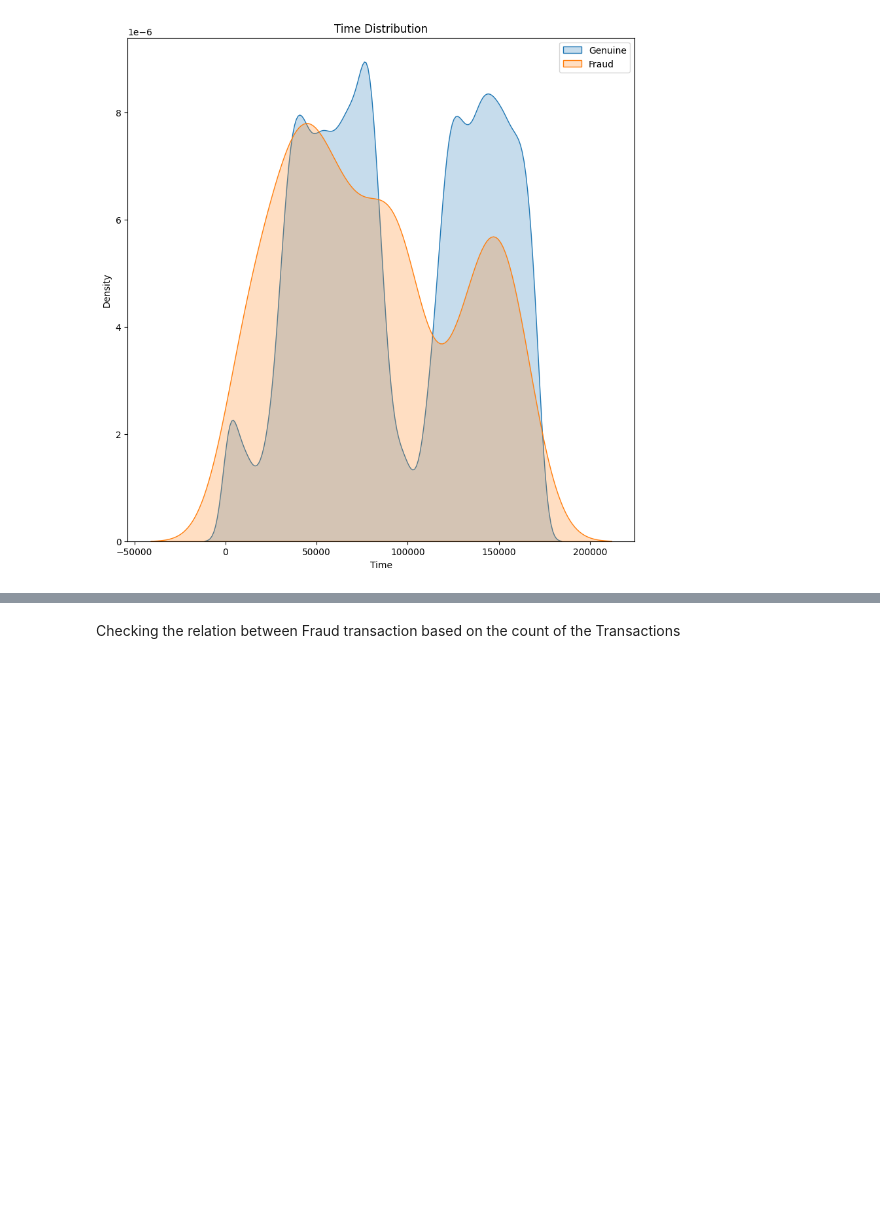
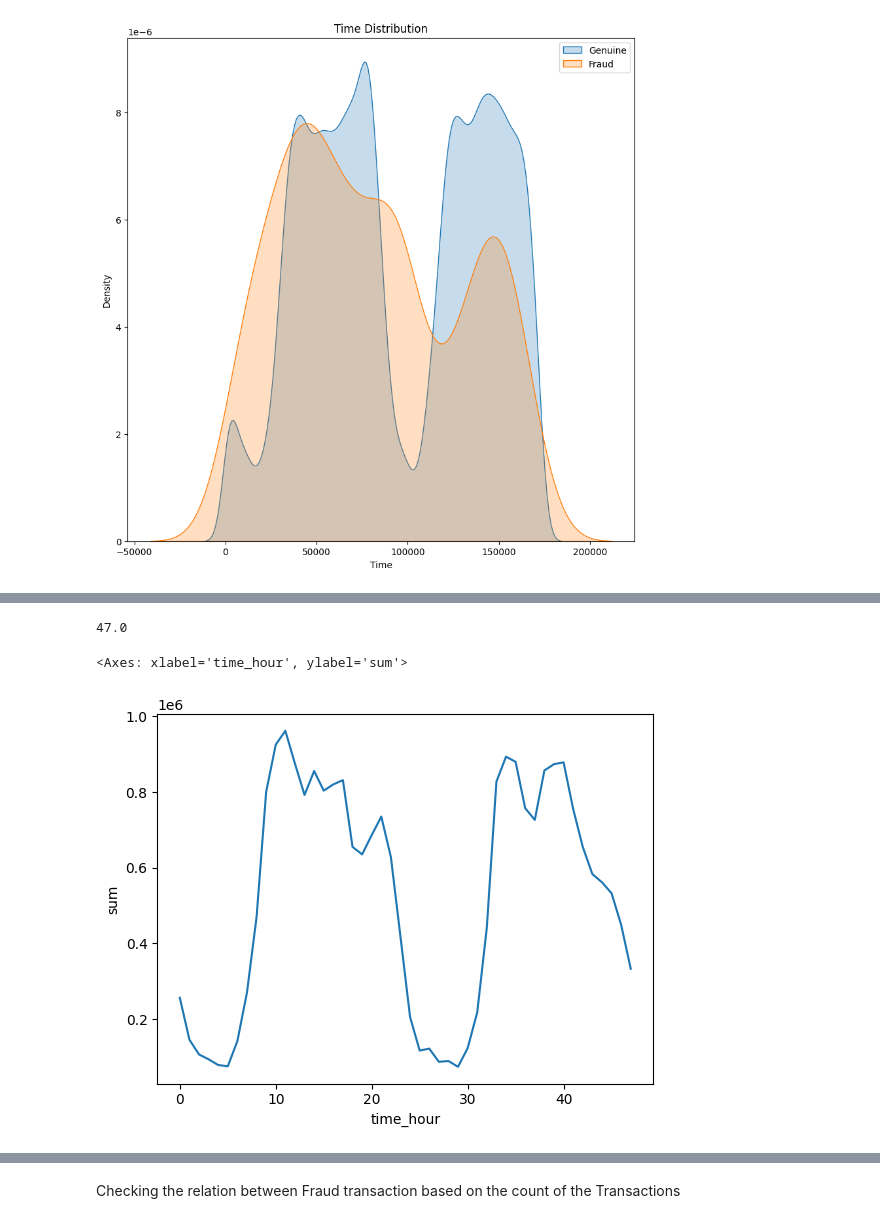
Before and after one commit to SuvitKumar003/Credit-Card-Fraud-Detection, a Jupyter notebook: code1.ipynb, the cells around one changed output, grey strips where cells are left out. Saved outputs shown, nothing was run; the diff lists cells and outputs as text; code cells hidden in the pictures; blank space fills up the shorter version.

```diff
--- a/code1.ipynb
+++ b/code1.ipynb
@@ -176,3 +176,9 @@ This will become an error in seaborn v0.14.0; please update your code.
 This will become an error in seaborn v0.14.0; please update your code.
 <matplotlib.legend.Legend at 0x...>
 [figure]
+# %%
+dataset['time_hour']=np.floor(dataset['Time']/3600)
+tmp = dataset.groupby(['time_hour', 'Class'])['Amount'].aggregate(['min', 'max', 'count', 'sum', 'mean', 'median', 'var']).reset_index()
+# %%
+data_set=pd.DataFrame(tmp)
+data_set.columns=['time_hour','Class','min','max','count','sum','mean','median','var']
@@ -178,0 +194,9 @@ This will become an error in seaborn v0.14.0; please update your code.
+# %%
+max(data_set['time_hour'])
+# %% [output]
+47.0
+# %%
+sns.lineplot(x='time_hour',y='sum',data=data_set[data_set['Class']==0])
+# %% [output]
+<Axes: xlabel='time_hour', ylabel='sum'>
+[figure, added]
```
Also changed, not shown: parts of 2 cells of this notebook.
